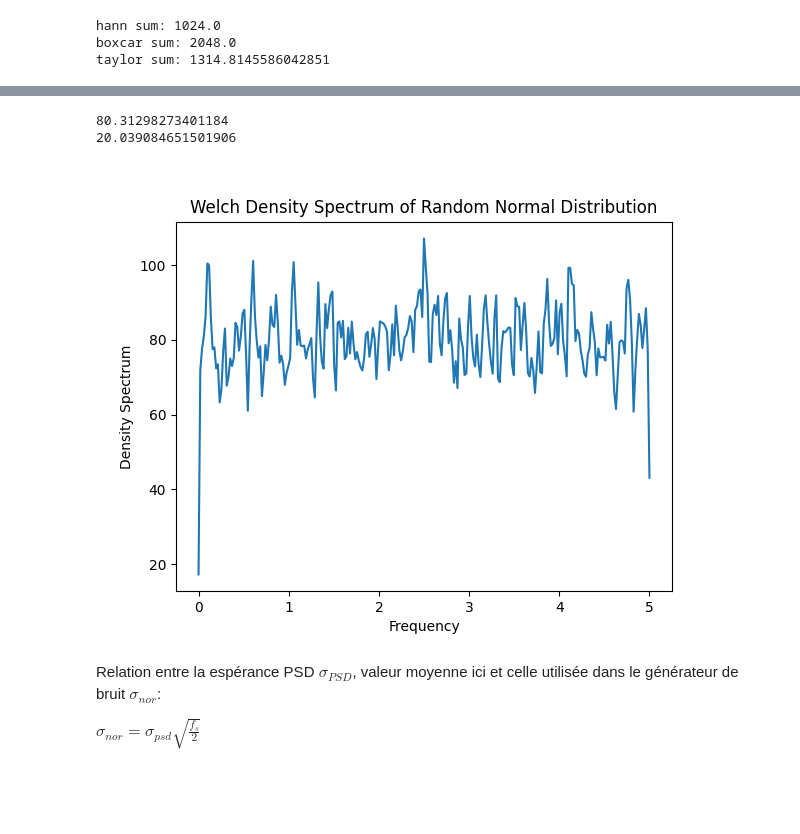
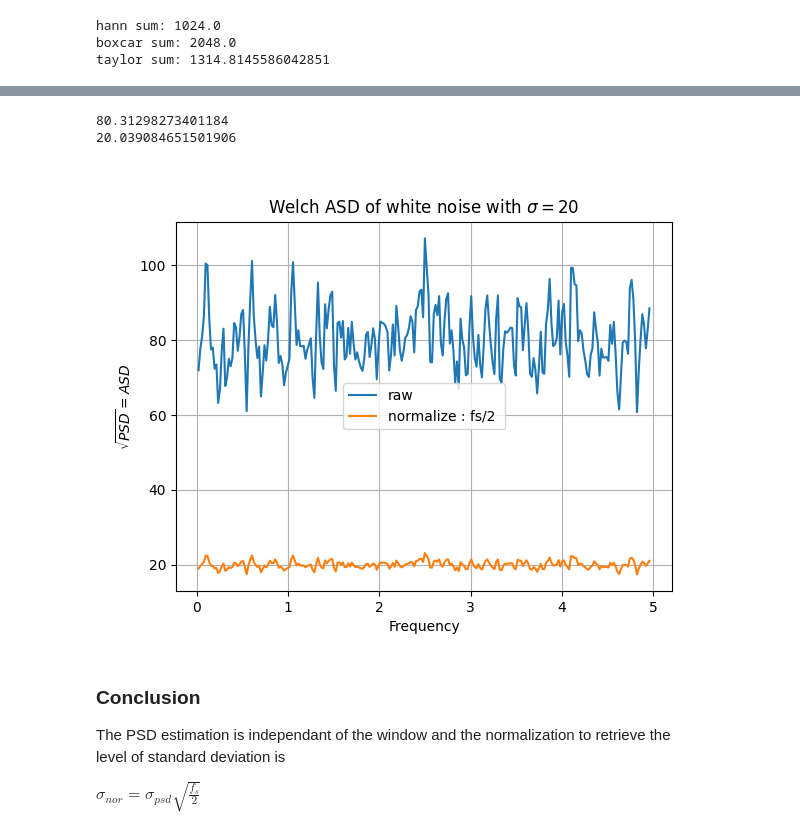
Before and after one commit to luckyjim/mogwai, a Jupyter notebook: doc/spectrum_with_Welch_method.ipynb, the cells around one changed output, grey strips where cells are left out. Drawn from its saved outputs; the diff is of its cells as text; code cells hidden in the pictures; blank space fills up the shorter version.

```diff
--- a/doc/spectrum_with_Welch_method.ipynb
+++ b/doc/spectrum_with_Welch_method.ipynb
@@ -105,19 +136,25 @@ print(np.sqrt(v_mean*fs/2))
 # %%
+fs=10
 freq, specw_noise = ss.welch(noise, fs=10.0, scaling="density", nperseg=512)
 plt.figure()
-plt.plot(freq, specw_noise)
-plt.title('Welch Density Spectrum of Random Normal Distribution')
+plt.title('Welch ASD of white noise with $\sigma=20$')
+plt.plot(freq[1:-2], specw_noise[1:-2], label="raw")
+plt.plot(freq[1:-2], np.sqrt(specw_noise[1:-2]*fs/2), label="normalize : fs/2 ")
 plt.xlabel('Frequency')
-plt.ylabel('Density Spectrum')
+plt.ylabel(r'$\sqrt{PSD}=ASD$')
+plt.legend()
+plt.grid()
 v_mean = specw_noise[1:-2].mean()
 print(v_mean )
-fs=10
 print(np.sqrt(v_mean*fs/2))
 # %% [output]
 80.31298273401184
 20.039084651501906
-[figure, old version]
+[figure, new version]
 # %% [markdown]
-Relation entre la espérance PSD $\sigma_{PSD}$, valeur moyenne ici et celle utilisée dans le générateur de bruit $\sigma_{nor}$:
+### Conclusion
+
+The PSD estimation is independant of the window and the normalization to retrieve the
+level of standard deviation is
 
 $\sigma_{nor}=\sigma_{psd} \sqrt{\frac{f_s}{2}}$
```
Also changed, not shown: parts of 11 cells of this notebook, 2 other files.
